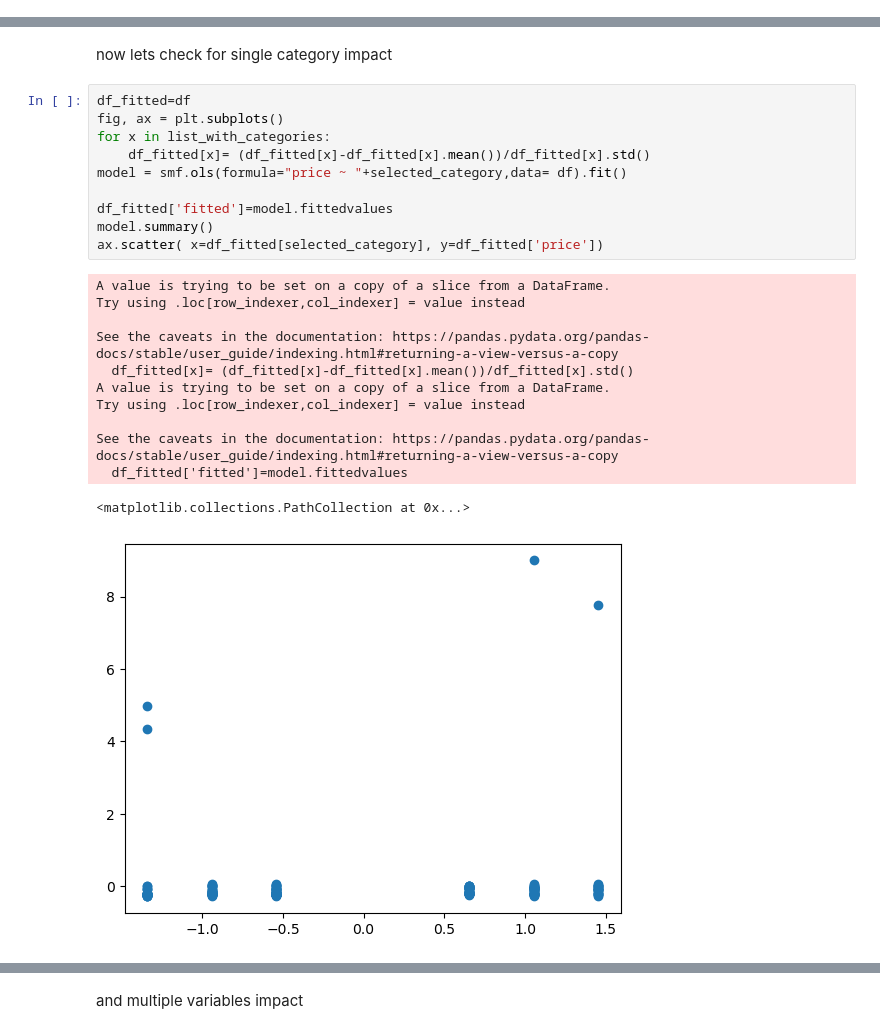
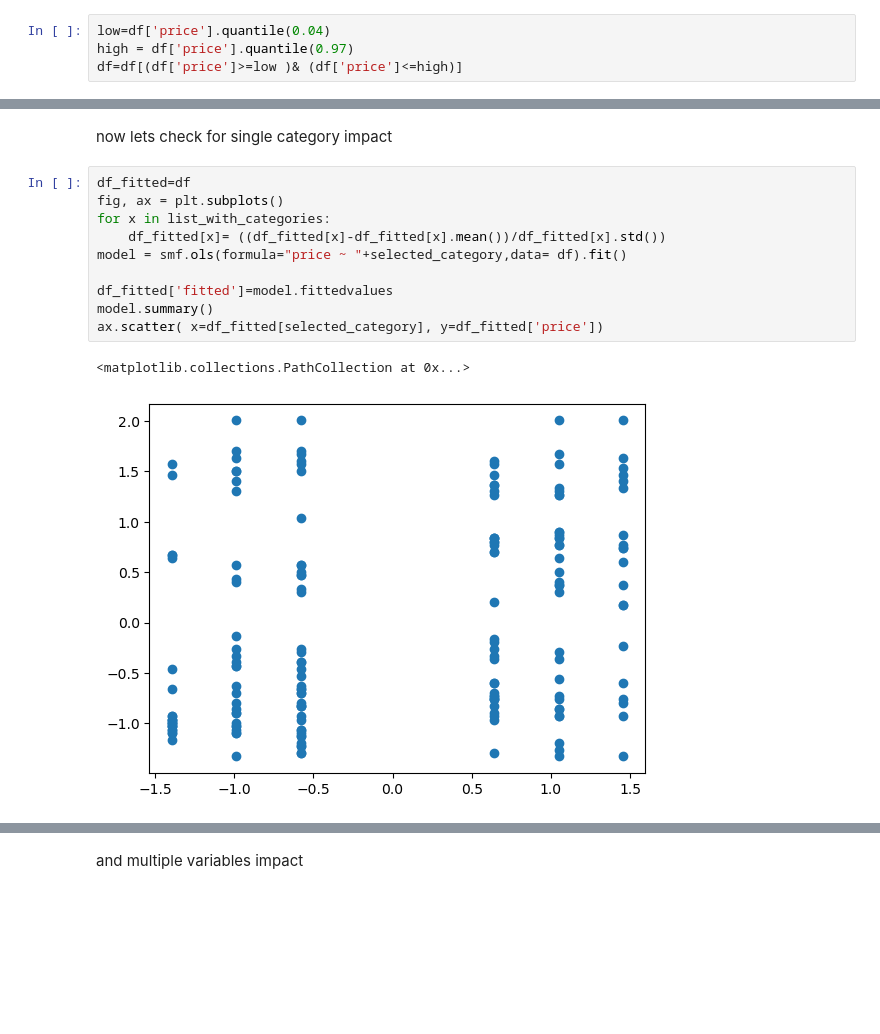
Before and after one commit to s21568/PAD_PROJECT, a Jupyter notebook: model_s21568.ipynb, the cells around one changed output, grey strips where cells are left out. Cells and saved outputs as stored; diff of their text form; blank space fills up the shorter version.

```diff
--- a/model_s21568.ipynb
+++ b/model_s21568.ipynb
@@ -305,3 +305,7 @@ price and carat should be cleared of outliers, especially price. lets check if p
+# %%
+low=df['price'].quantile(0.04)
+high = df['price'].quantile(0.97)
+df=df[(df['price']>=low )& (df['price']<=high)]
 # %% [markdown]
 now for carat, min seems good enought, lets filter max
 # %%
@@ -419,26 +417,16 @@ now lets check for single category impact
 # %%
 df_fitted=df
 fig, ax = plt.subplots()
 for x in list_with_categories:
-    df_fitted[x]= (df_fitted[x]-df_fitted[x].mean())/df_fitted[x].std()
+    df_fitted[x]= ((df_fitted[x]-df_fitted[x].mean())/df_fitted[x].std())
 model = smf.ols(formula="price ~ "+selected_category,data= df).fit()
 
 df_fitted['fitted']=model.fittedvalues
 model.summary()
 ax.scatter( x=df_fitted[selected_category], y=df_fitted['price'])
 # %% [output]
-A value is trying to be set on a copy of a slice from a DataFrame.
-Try using .loc[row_indexer,col_indexer] = value instead
-
-See the caveats in the documentation: https://pandas.pydata.org/pandas-docs/stable/user_guide/indexing.html#returning-a-view-versus-a-copy
-  df_fitted[x]= (df_fitted[x]-df_fitted[x].mean())/df_fitted[x].std()
-A value is trying to be set on a copy of a slice from a DataFrame.
-Try using .loc[row_indexer,col_indexer] = value instead
-
-See the caveats in the documentation: https://pandas.pydata.org/pandas-docs/stable/user_guide/indexing.html#returning-a-view-versus-a-copy
-  df_fitted['fitted']=model.fittedvalues
+<matplotlib.collections.PathCollection at 0x...>
-<matplotlib.collections.PathCollection at 0x...>
-[figure, old version]
+[figure, new version]
 # %%
 fig, ax = plt.subplots()
 ax.scatter( x=df_fitted[selected_category], y=df_fitted['fitted'])
```
Also changed, not shown: parts of 17 cells of this notebook, 3 other files.
